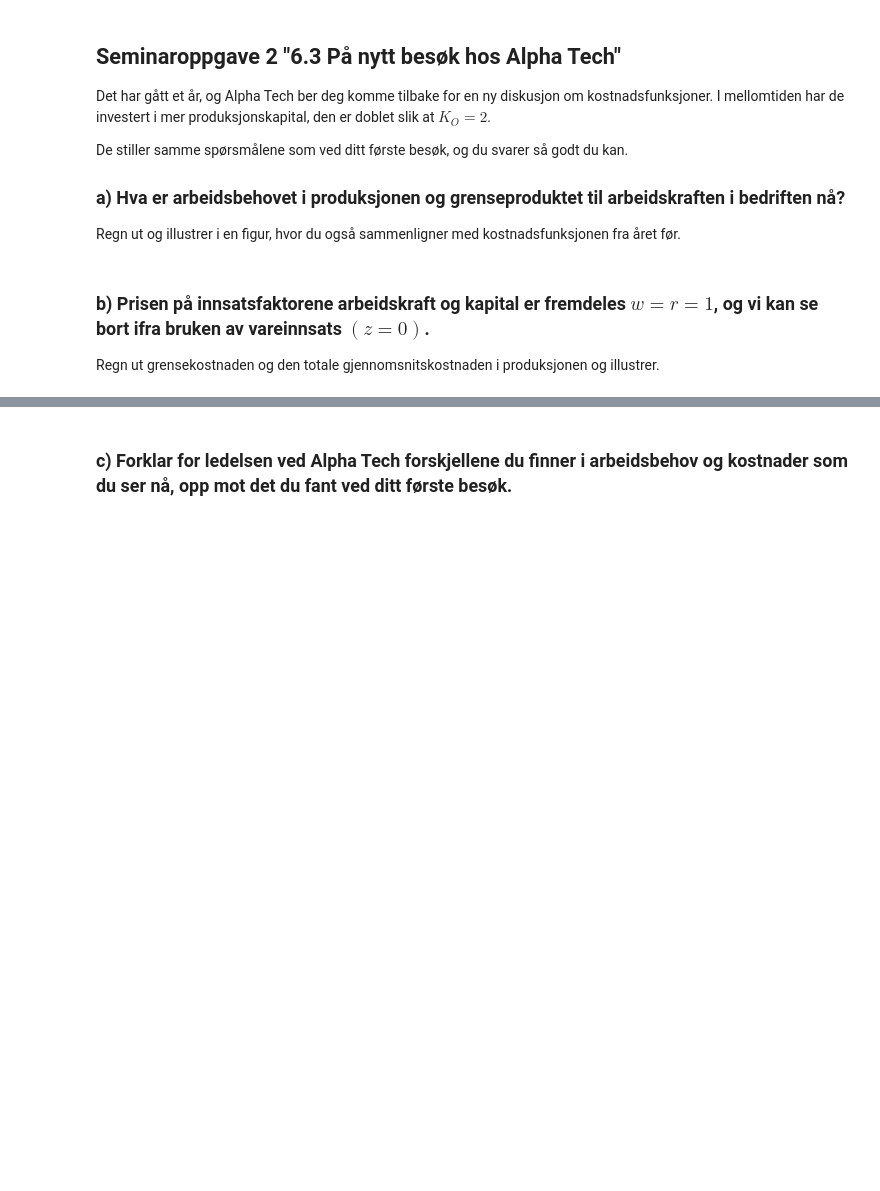
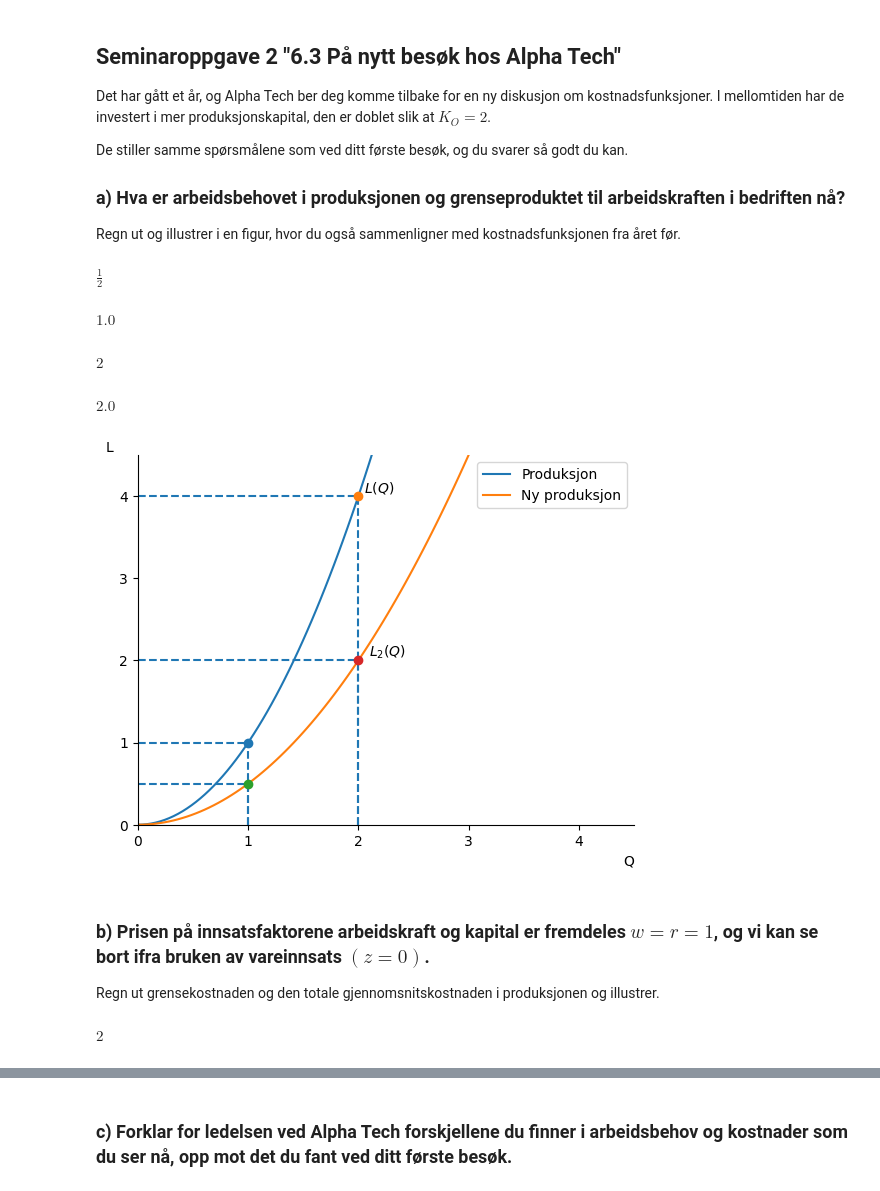
Before and after one commit to uit-sok-1303-v26/uit-sok-1303.v26.github.io, a Jupyter notebook: Produksjonsteori - Kapittel 6.ipynb, the cells around one changed output, grey strips where cells are left out. Saved outputs shown, nothing was run; the diff lists cells and outputs as text; code cells hidden in the pictures; blank space fills up the shorter version.

Commit message:
Løsningsforslag lagt ut til kapittel 6

```diff
--- a/Produksjonsteori - Kapittel 6.ipynb
+++ b/Produksjonsteori - Kapittel 6.ipynb
@@ -559,10 +559,63 @@ De stiller samme spørsmålene som ved ditt første besøk, og du svarer så god
 
 Regn ut og illustrer i en figur, hvor du også sammenligner med kostnadsfunksjonen fra året før.
 # %%
-#
+# Substituerer verdier inn for L_løsning, K = 2
+L_subs = L_løsning.subs({K: 2, Q:1})
+
+L_subs
+# %% [output]
+$\displaystyle \frac{1}{2}$
+# %%
+# Substituerer verdier inn for Q = 1 og K = 2
+Q_subs = cobb_doug.rhs.subs([(K,2), (L,L_subs)])
+
+Q_subs
+# %% [output]
+$\displaystyle 1.0$
+# %%
+# Hvis produksjonen øker til Q = 2 og K = 2
+L_subs_2 = L_løsning.subs([(K, 2), (Q, 2)])
+
+L_subs_2
+# %% [output]
+$\displaystyle 2$
+# %%
+# Substituerer verdier inn for Q hvis produksjonen øker med K = 2
+Q_subs_2 = cobb_doug.rhs.subs([(K,2), (L,L_subs_2)])
+
+Q_subs_2
+# %% [output]
+$\displaystyle 2.0$
+# %%
+# Tegner produksjonsnivå for K_0 = 2
+ax.plot(Q_verdier, L_plot(Q_verdier,2), label = "Ny produksjon")
+
+# Tegner optimale punkt for produksjon hvor K = 2, Q = 1
+ax.scatter(Q_subs,L_subs, zorder = 5)
+ax.vlines(Q_subs,0,L_subs, linestyles = "--")
+ax.hlines(L_subs,0,Q_subs, linestyles = "--")
+
+# Tegner optimale punkt for produksjon hvor K= 2, Q= 2
+ax.scatter(Q_subs_2, L_subs_2, zorder = 5)
+ax.vlines(Q_subs_2,0,L_subs_2, linestyles = "--")
+ax.hlines(L_subs_2, 0, Q_subs_2, linestyles = "--")
+
+# Skriver inn L_2(Q)
+ax.annotate('$L_2(Q)$',(Q_subs_2+0.10,L_subs_2+0.05))
+
+ax.legend();
+
+fig
+# %% [output]
+[figure, added]
 # %% [markdown]
 ### b) Prisen på innsatsfaktorene arbeidskraft og kapital er fremdeles $w = r = 1$, og vi kan se bort ifra bruken av vareinnsats $(z = 0)$.
 
 Regn ut grensekostnaden og den totale gjennomsnitskostnaden i produksjonen og illustrer.
 # %%
-#
+# Substituerer inn for K = 1 og Q = 1, r = 1
+AFC_subs = AFC.subs([(K,2), (Q,1), (r,1)])
+
+AFC_subs
+# %% [output]
+$\displaystyle 2$
```
Also changed, not shown: parts of 4 cells of this notebook.
